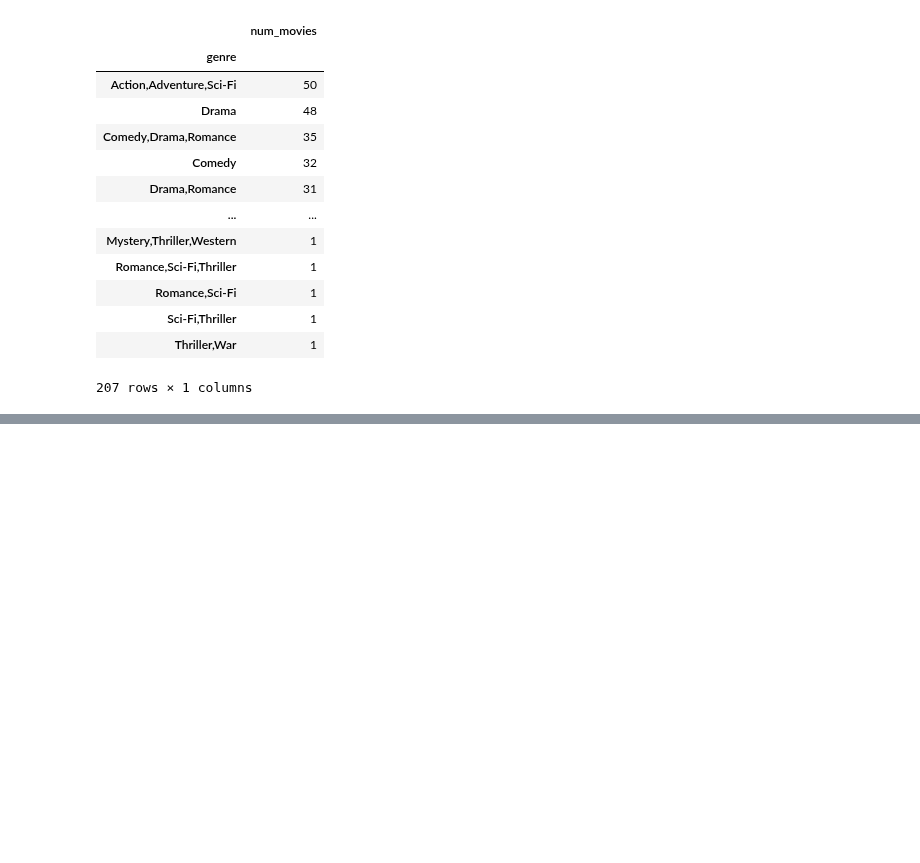
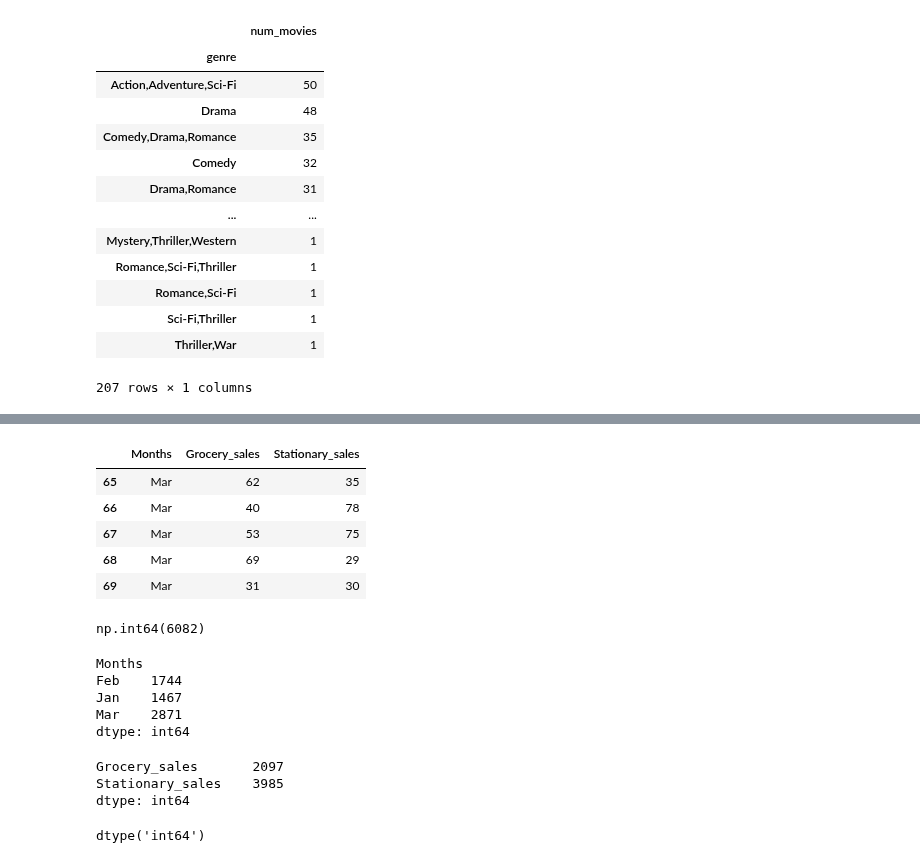
Before and after one commit to rajkonkret/PythonAnalizaDanych_17_11_2025, a Jupyter notebook: cwiczenie2_pandas.ipynb, the cells around one changed output, grey strips where cells are left out. Drawn from its saved outputs; the diff is of its cells as text; code cells hidden in the pictures; blank space fills up the shorter version.

```diff
--- a/cwiczenie2_pandas.ipynb
+++ b/cwiczenie2_pandas.ipynb
@@ -504,0 +517,34 @@ movies_db.groupby('genre').agg(num_movies=("year", "count")).sort_values(by="num
+# %%
+store2.tail()
+# %% [output]
+|  | Months | Grocery_sales | Stationary_sales |
+| 65 | Mar | 62 | 35 |
+| 66 | Mar | 40 | 78 |
+| 67 | Mar | 53 | 75 |
+| 68 | Mar | 69 | 29 |
+| 69 | Mar | 31 | 30 |
+# %%
+sales_store1 = (store1[["Grocery_sales", "Stationary_sales"]].sum().sum())
+sales_store1
+# %% [output]
+np.int64(6082)
+# %%
+month_sales1 = store1.groupby("Months")[["Grocery_sales", "Stationary_sales"]].agg("sum").agg("sum", axis=1)
+month_sales1
+# %% [output]
+Months
+Feb    1744
+Jan    1467
+Mar    2871
+dtype: int64
+# %%
+month_sales1a = store1.groupby("Months")[["Grocery_sales", "Stationary_sales"]].agg("sum").agg("sum", axis=0)
+month_sales1a
+# %% [output]
+Grocery_sales       2097
+Stationary_sales    3985
+dtype: int64
+# %%
+month_sales1.dtype
+# %% [output]
+dtype('int64')
```
Also changed, not shown: parts of 2 cells of this notebook.
